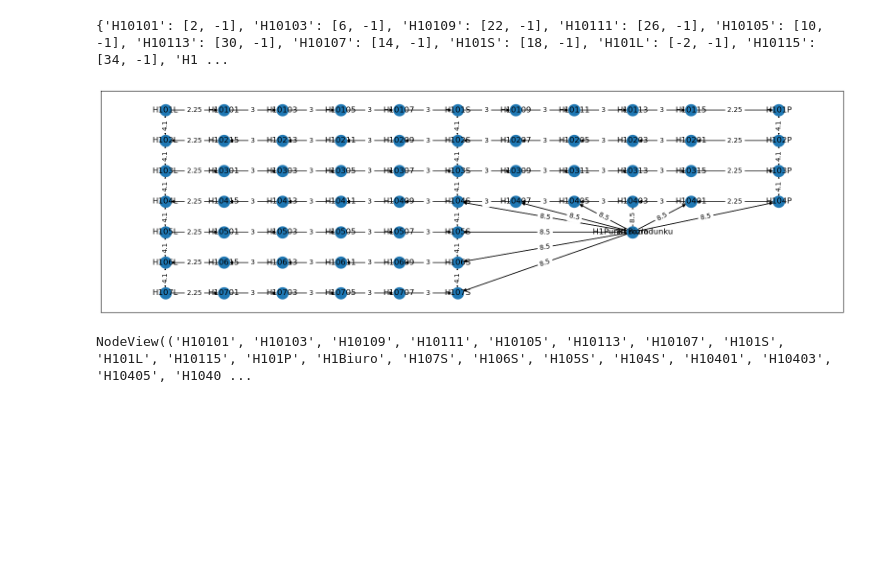
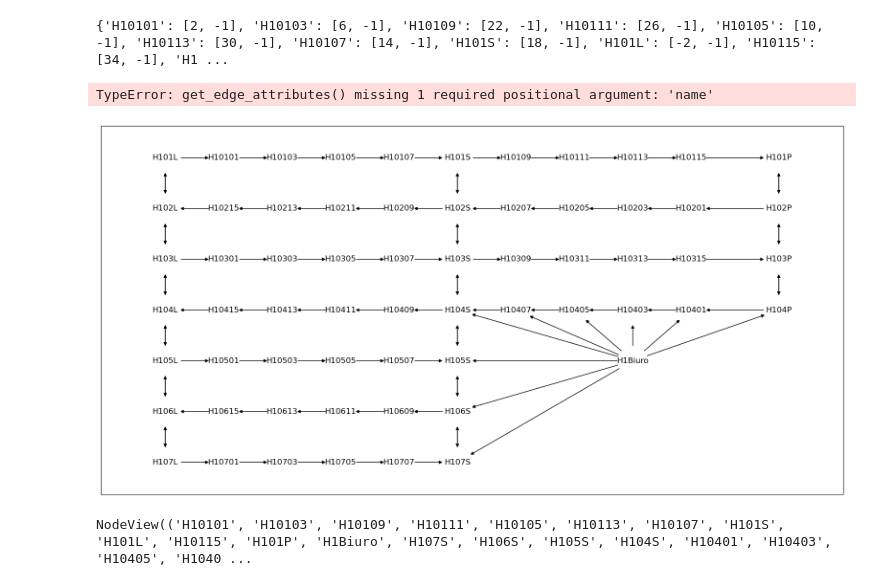
Before and after one commit to pawel-tumialis/Warehouse_Turtles, a Jupyter notebook: warehouse_Best.ipynb, the cells around one changed output. Cells and saved outputs as stored; diff of their text form; code cells hidden in the pictures; blank space fills up the shorter version.

```diff
--- a/warehouse_Best.ipynb
+++ b/warehouse_Best.ipynb
@@ -231,7 +226,7 @@ else:
 # %% [output]
 SyntaxError: invalid syntax (2627687005.py, line 1)
 # %%
-edges1=generate_directed_edges_special("H1",spc="C")
+edges1=generate_directed_edges_special("H1",spc="b")
 
 print(edges1)
 Office.add_edges_from(edges1)
@@ -245,14 +240,15 @@ print(pos)
 # %%
 
 import matplotlib.pyplot as plt
 pos=pos
-plt.figure(figsize=(20, 6))
-nx.draw_networkx(Office,pos)
-labels = nx.get_edge_attributes(Office,'weight')
+plt.figure(figsize=(20, 10))
+nx.draw_networkx(Office,pos,node_size=2000,font_size=12,node_color="white")
+labels = nx.get_edge_attributes(Office)
 nx.draw_networkx_edge_labels(Office,pos,edge_labels=labels)
 plt.savefig("kokos.png",transparent=True)
 # %% [output]
+TypeError: get_edge_attributes() missing 1 required positional argument: 'name'
-[figure, old version]
+[figure, new version]
 # %%
 H1=nx.DiGraph()
 H2=nx.DiGraph()
```
Also changed, not shown: parts of 8 cells of this notebook.
